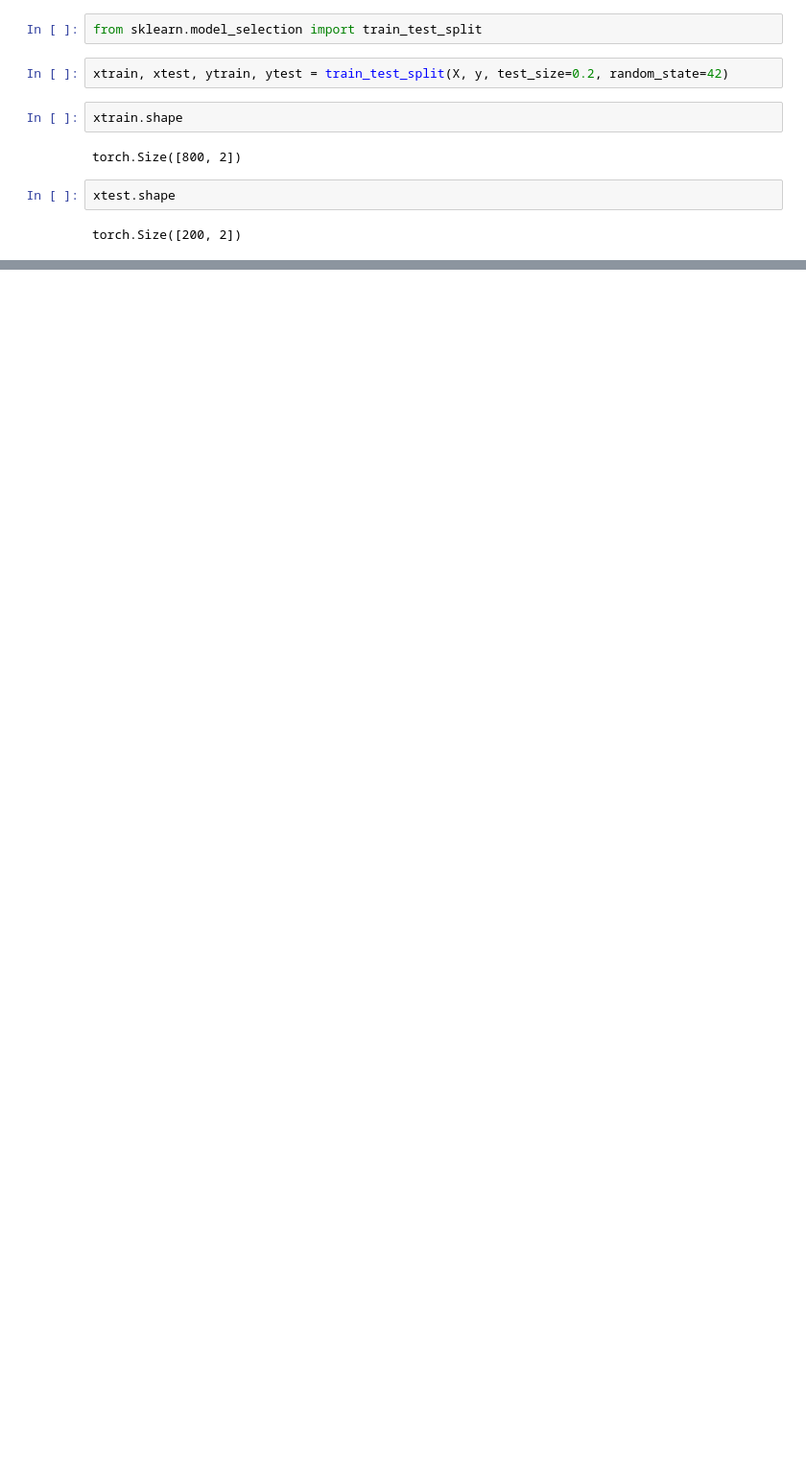
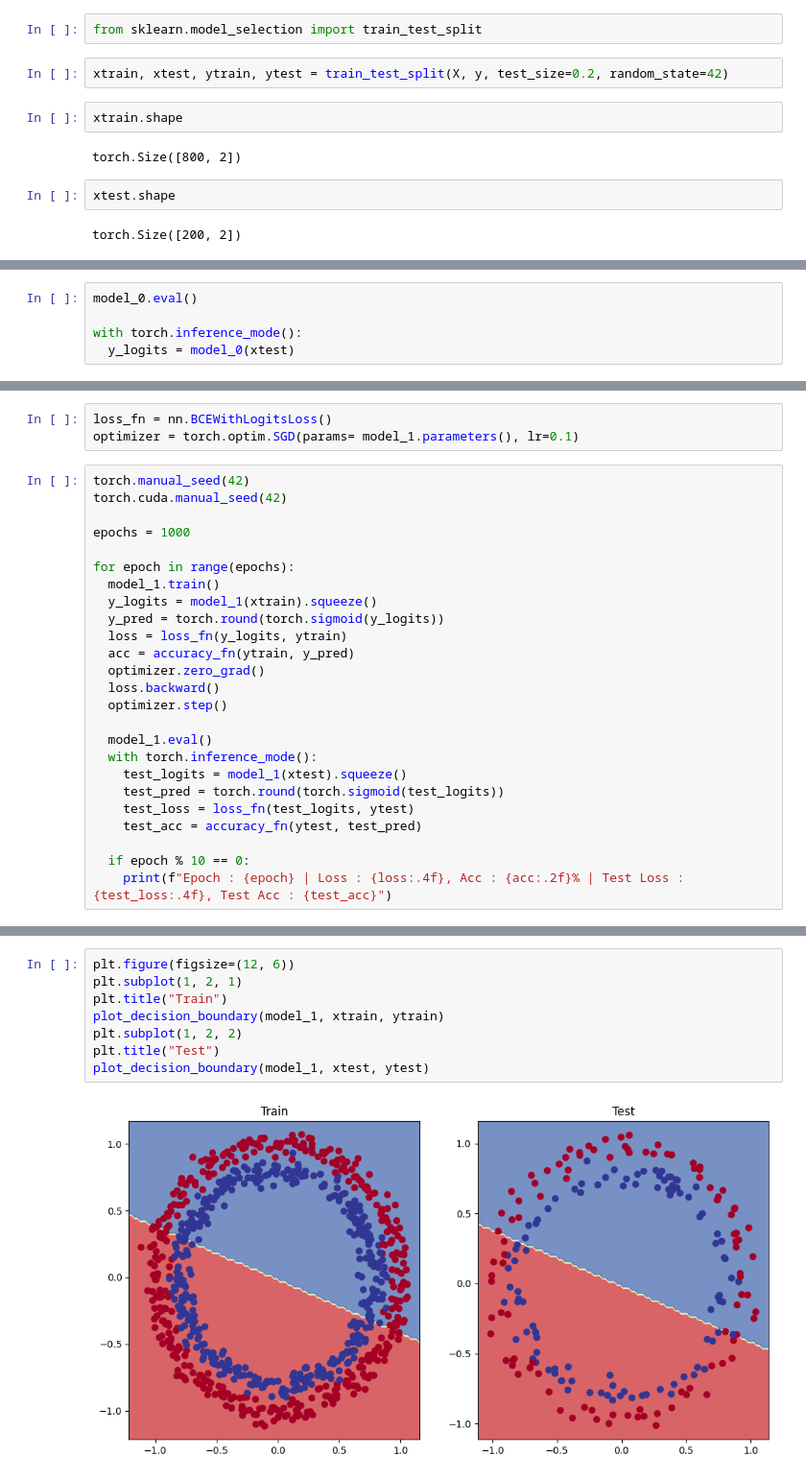
Before and after one commit to utkarshg1/Pytorch, a Jupyter notebook: Pytorch_classification.ipynb, the cells around one changed output, grey strips where cells are left out. Shown at 96% size. Cells and saved outputs as stored; diff of their text form; blank space fills up the shorter version.

```diff
--- a/Pytorch_classification.ipynb
+++ b/Pytorch_classification.ipynb
@@ -94,0 +224,5 @@ torch.Size([200, 2])
+# %%
+model_0.eval()
+
+with torch.inference_mode():
+  y_logits = model_0(xtest)
@@ -94,0 +345,28 @@ torch.Size([200, 2])
+# %%
+loss_fn = nn.BCEWithLogitsLoss()
+optimizer = torch.optim.SGD(params= model_1.parameters(), lr=0.1)
+# %%
+torch.manual_seed(42)
+torch.cuda.manual_seed(42)
+
+epochs = 1000
+
+for epoch in range(epochs):
+  model_1.train()
+  y_logits = model_1(xtrain).squeeze()
+  y_pred = torch.round(torch.sigmoid(y_logits))
+  loss = loss_fn(y_logits, ytrain)
+  acc = accuracy_fn(ytrain, y_pred)
+  optimizer.zero_grad()
+  loss.backward()
+  optimizer.step()
+
+  model_1.eval()
+  with torch.inference_mode():
+    test_logits = model_1(xtest).squeeze()
+    test_pred = torch.round(torch.sigmoid(test_logits))
+    test_loss = loss_fn(test_logits, ytest)
+    test_acc = accuracy_fn(ytest, test_pred)
+
+  if epoch % 10 == 0:
+    print(f"Epoch : {epoch} | Loss : {loss:.4f}, Acc : {acc:.2f}% | Test Loss : {test_loss:.4f}, Test Acc : {test_acc}")
@@ -94,0 +391,10 @@ torch.Size([200, 2])
+# %%
+plt.figure(figsize=(12, 6))
+plt.subplot(1, 2, 1)
+plt.title("Train")
+plot_decision_boundary(model_1, xtrain, ytrain)
+plt.subplot(1, 2, 2)
+plt.title("Test")
+plot_decision_boundary(model_1, xtest, ytest)
+# %% [output]
+[figure, added]
```
Also changed, not shown: parts of 42 cells of this notebook.
